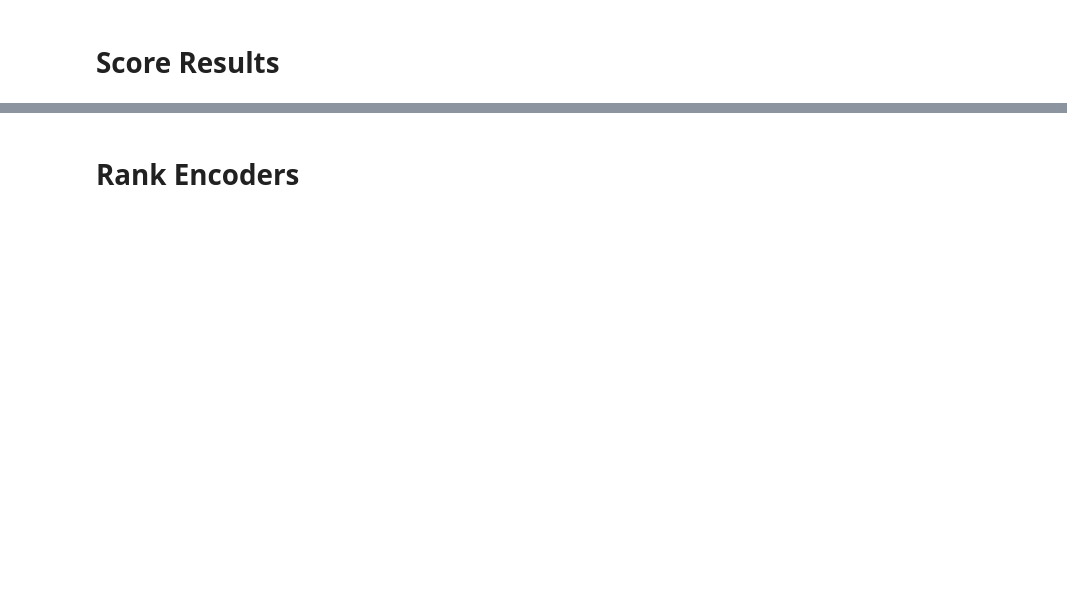
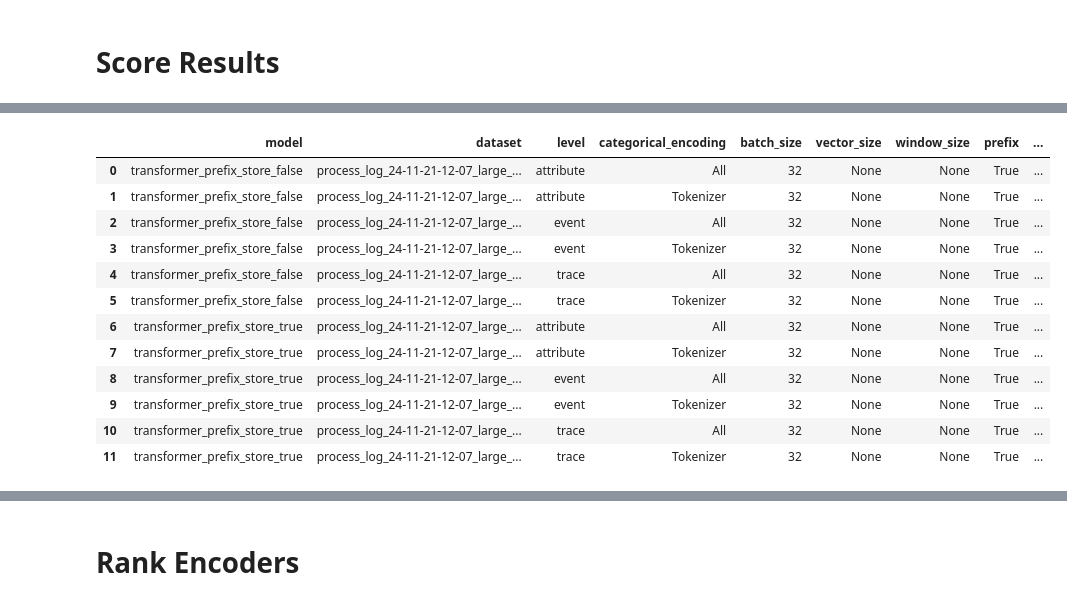
Before and after one commit to ronaldvandenbroek/BPAD, a Jupyter notebook: analysis/raw/result_analysis.ipynb, the cells around one changed output, grey strips where cells are left out. Cells and saved outputs as stored; diff of their text form; code cells hidden in the pictures; blank space fills up the shorter version.

```diff
--- a/analysis/raw/result_analysis.ipynb
+++ b/analysis/raw/result_analysis.ipynb
@@ -431,6 +557,22 @@ averages_perspective["perspective"] = "All"
 
 
 result_df = pd.concat([result_methods_df, averages_perspective], ignore_index=True)
+# %%
+averages_perspective
+# %% [output]
+|  | model | dataset | level | categorical_encoding | batch_size | vector_size | window_size | prefix | ... |
+| 0 | transformer_prefix_store_false | process_log_24-11-21-12-07_large_... | attribute | All | 32 | None | None | True | ... |
+| 1 | transformer_prefix_store_false | process_log_24-11-21-12-07_large_... | attribute | Tokenizer | 32 | None | None | True | ... |
+| 2 | transformer_prefix_store_false | process_log_24-11-21-12-07_large_... | event | All | 32 | None | None | True | ... |
+| 3 | transformer_prefix_store_false | process_log_24-11-21-12-07_large_... | event | Tokenizer | 32 | None | None | True | ... |
+| 4 | transformer_prefix_store_false | process_log_24-11-21-12-07_large_... | trace | All | 32 | None | None | True | ... |
+| 5 | transformer_prefix_store_false | process_log_24-11-21-12-07_large_... | trace | Tokenizer | 32 | None | None | True | ... |
+| 6 | transformer_prefix_store_true | process_log_24-11-21-12-07_large_... | attribute | All | 32 | None | None | True | ... |
+| 7 | transformer_prefix_store_true | process_log_24-11-21-12-07_large_... | attribute | Tokenizer | 32 | None | None | True | ... |
+| 8 | transformer_prefix_store_true | process_log_24-11-21-12-07_large_... | event | All | 32 | None | None | True | ... |
+| 9 | transformer_prefix_store_true | process_log_24-11-21-12-07_large_... | event | Tokenizer | 32 | None | None | True | ... |
+| 10 | transformer_prefix_store_true | process_log_24-11-21-12-07_large_... | trace | All | 32 | None | None | True | ... |
+| 11 | transformer_prefix_store_true | process_log_24-11-21-12-07_large_... | trace | Tokenizer | 32 | None | None | True | ... |
 # %%
 print(result_methods_df.shape)
 print(averages_perspective.shape)
```
Also changed, not shown: parts of 32 cells of this notebook, 3 other files.
